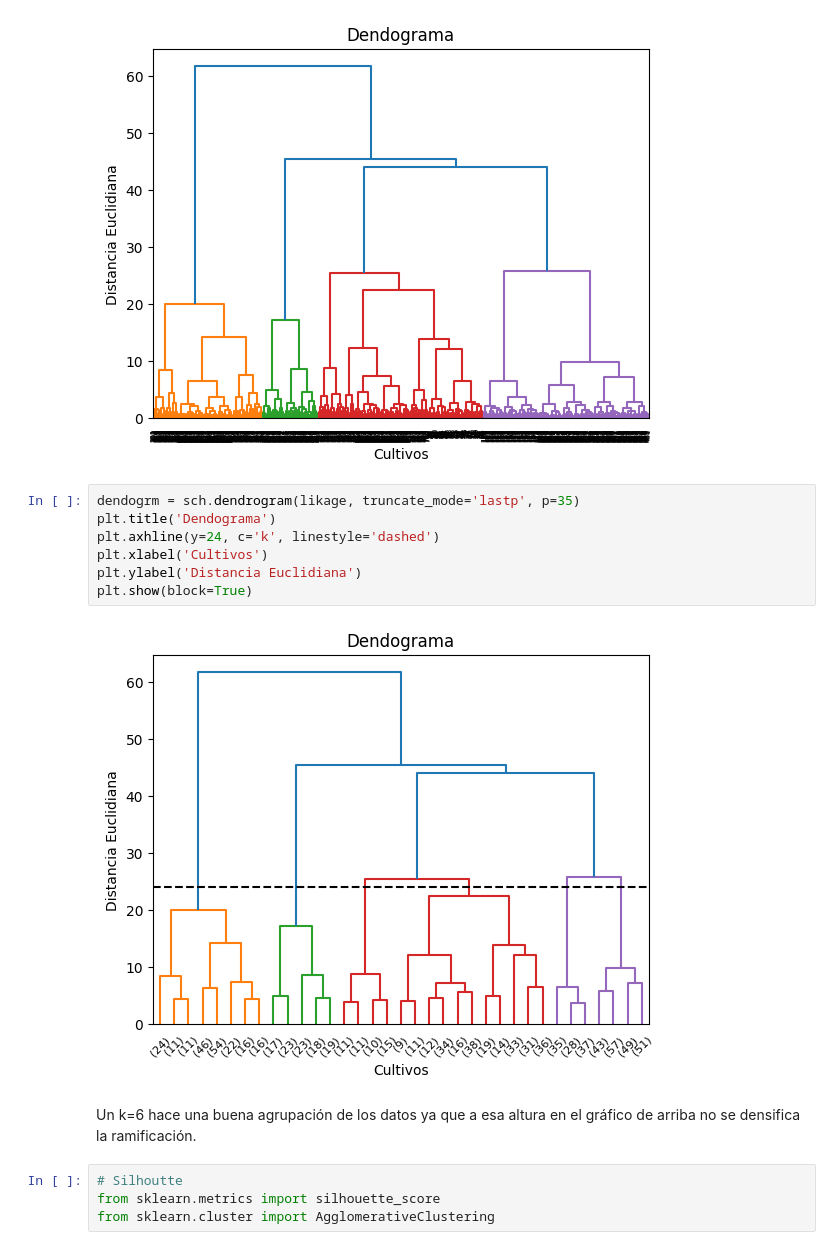
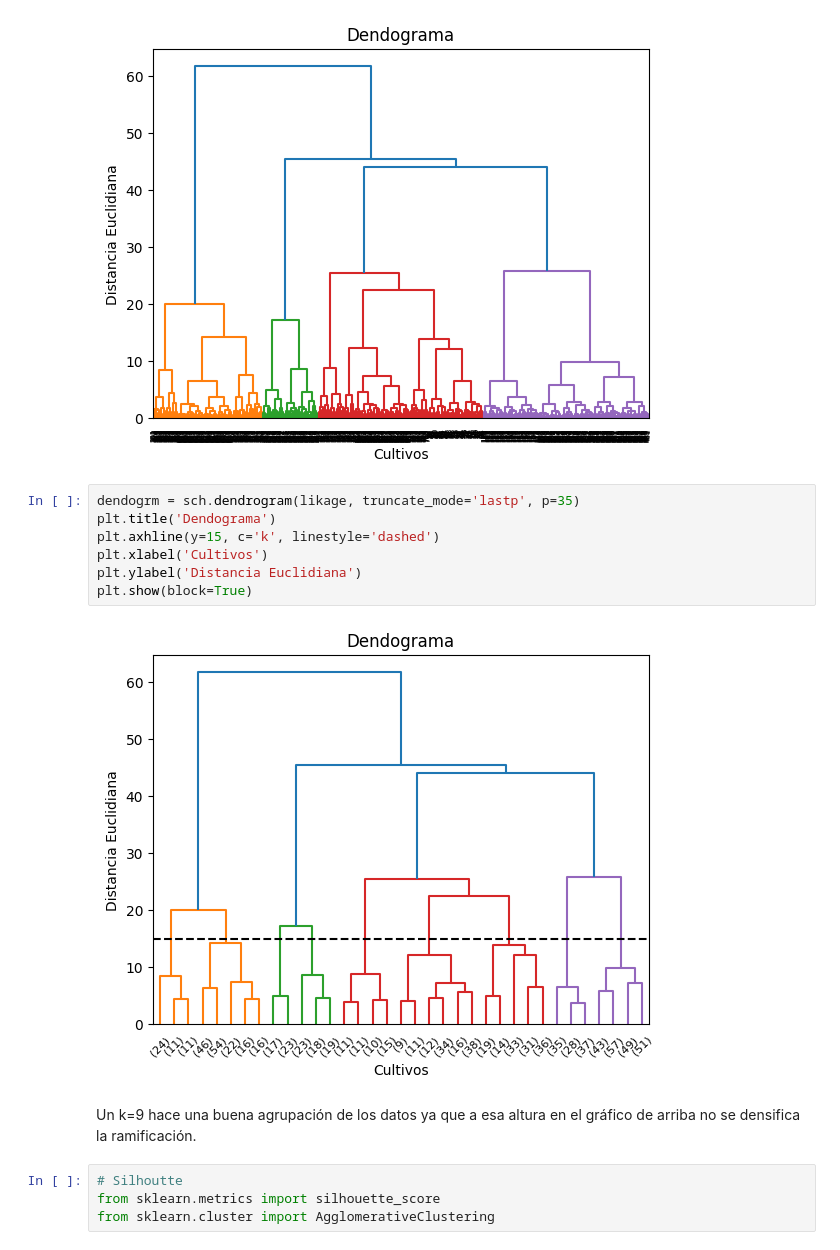
Before and after one commit to itssofiarce/MINERIA, a Jupyter notebook: tp1_2024/TP1_Mineria_Arce.ipynb, the cells around one changed output. Saved outputs shown, nothing was run; the diff lists cells and outputs as text.

```diff
--- a/tp1_2024/TP1_Mineria_Arce.ipynb
+++ b/tp1_2024/TP1_Mineria_Arce.ipynb
@@ -935,14 +952,14 @@ plt.show(block=True)
 # %%
 dendogrm = sch.dendrogram(likage, truncate_mode='lastp', p=35)
 plt.title('Dendograma')
-plt.axhline(y=24, c='k', linestyle='dashed')
+plt.axhline(y=15, c='k', linestyle='dashed')
 plt.xlabel('Cultivos')
 plt.ylabel('Distancia Euclidiana')
 plt.show(block=True)
 # %% [output]
-[figure, old version]
+[figure, new version]
 # %% [markdown]
-Un k=6 hace una buena agrupación de los datos ya que a esa altura en el gráfico de arriba no se densifica la ramificación.
+Un k=9 hace una buena agrupación de los datos ya que a esa altura en el gráfico de arriba no se densifica la ramificación.
 # %%
 # Silhoutte
 from sklearn.metrics import silhouette_score
```
Also changed, not shown: parts of 34 cells of this notebook.
